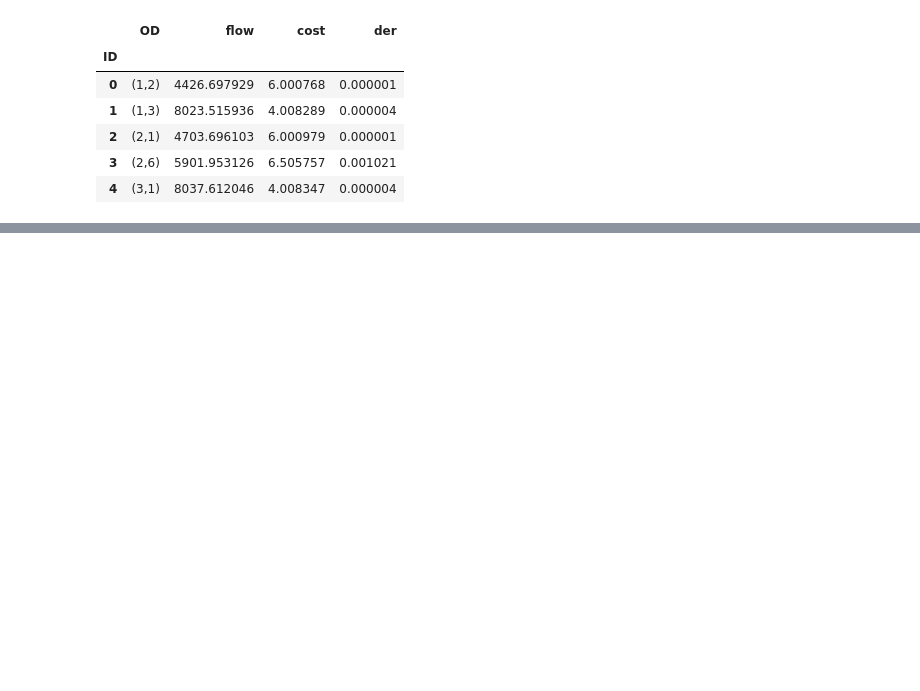
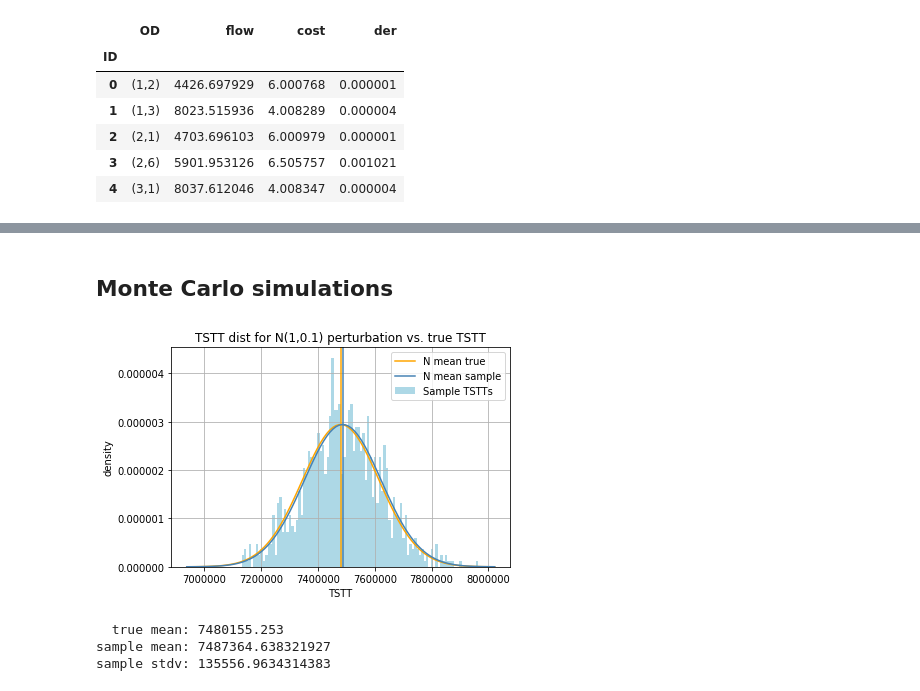
Before and after one commit to CarlinLiao/od-perturbation, a Jupyter notebook: automation.ipynb, the cells around one changed output, grey strips where cells are left out. Drawn from its saved outputs; the diff is of its cells as text; code cells hidden in the pictures; blank space fills up the shorter version.

```diff
--- a/automation.ipynb
+++ b/automation.ipynb
@@ -115,0 +161,63 @@ dfres.to_csv("res.csv")
+# %% [markdown]
+## Monte Carlo simulations
+# %%
+def monte_carlo(
+    mean_true,
+
+    netFileName,
+    demandFileName,
+    n,
+    perturbType="normal",
+    norm_mean=1,
+    norm_sd=.1,
+    uniform_low=.9,
+    uniform_high=1.1,
+    nodesPerturbedAlways=[],
+    nodesPerturbedIfOrig=[],
+    nodesPerturbedIfDest=[],
+
+    trials_csv=None,
+
+    plot_true_mean=True,
+    img_title=None,
+    img_filename=None,
+    verbose_output=False
+):
+    tstts = pd.Series(tap_multi_trial(
+        netFileName,
+        demandFileName,
+        n,
+        perturbType,
+        norm_mean,
+        norm_sd,
+        uniform_low,
+        uniform_high,
+        nodesPerturbedAlways,
+        nodesPerturbedIfOrig,
+        nodesPerturbedIfDest
+    ))
+    if trials_csv:
+        pd.DataFrame({
+            'mean': np.ones(n)*norm_mean,
+            'sd': np.ones(n)*norm_sd,
+            'TSTT': tstts
+        } if perturbType is 'normal' else {
+            'low': np.ones(n)*uniform_low,
+            'high': np.ones(n)*uniform_high,
+            'TSTT': tstts
+        }).to_csv(trials_csv)
+    return visualize(tstts, mean_true, plot_true_mean, img_title=img_title, img_filename=img_filename, verbose_output=verbose_output)
+
+n1sdp1_mean, n1sdp1_sd = monte_carlo(mean_true,
+                                     "SiouxFalls_net.tntp",
+                                     "SiouxFalls_trips.tntp",
+                                     1000,
+                                     trials_csv='n(1,p1).csv',
+                                     img_title='TSTT dist for N(1,0.1) perturbation vs. true TSTT',
+                                     img_filename='n(1,p1).png',
+                                     verbose_output=True)
+# %% [output]
+[figure, added]
+  true mean: 7480155.253
+sample mean: 7487364.638321927
+sample stdv: 135556.9634314383
```
Also changed, not shown: parts of 15 cells of this notebook, 1 other file.
